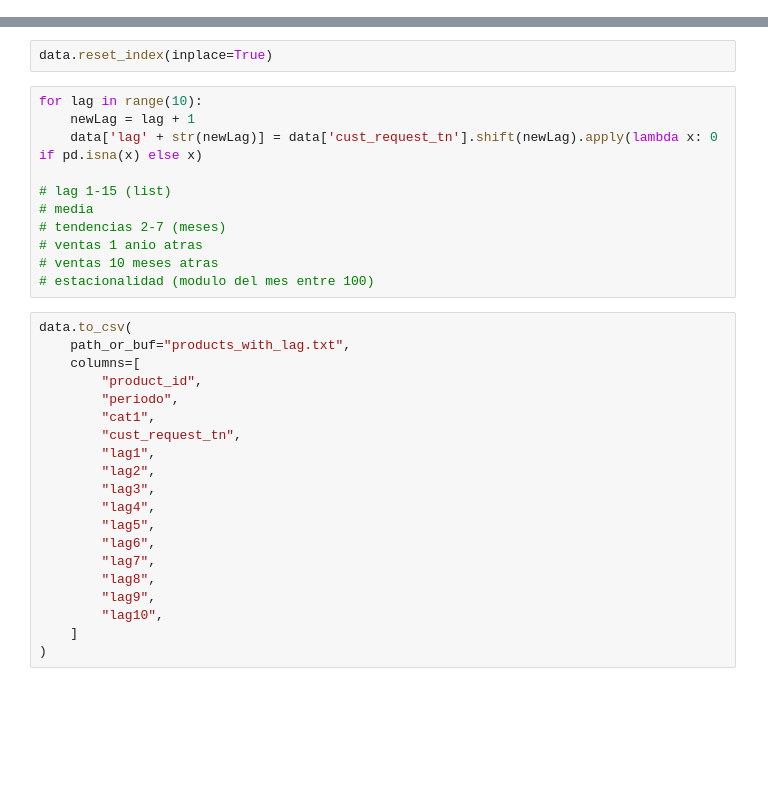
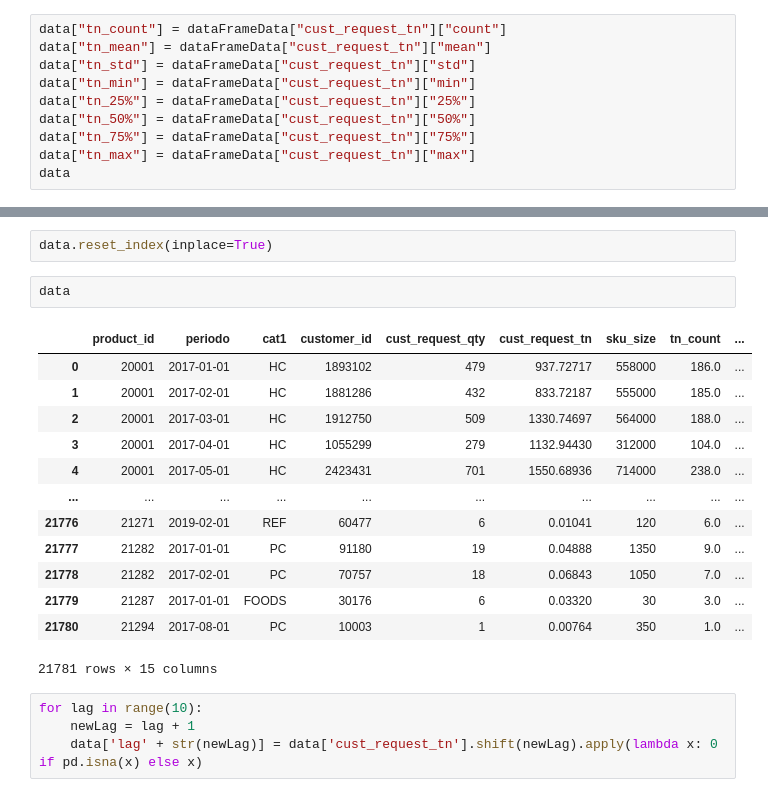
Before and after one commit to ramBlanco/mcd-laboratio3, a Jupyter notebook: src/class-2/main.ipynb, the cells around one changed output, grey strips where cells are left out. Saved outputs shown, nothing was run; the diff lists cells and outputs as text; blank space fills up the shorter version.

```diff
--- a/src/class-2/main.ipynb
+++ b/src/class-2/main.ipynb
@@ -17,0 +51,10 @@ data = data.groupby(by=['product_id', 'periodo', 'cat1'], group_keys=False).sum(
+# %%
+data["tn_count"] = dataFrameData["cust_request_tn"]["count"]
+data["tn_mean"] = dataFrameData["cust_request_tn"]["mean"]
+data["tn_std"] = dataFrameData["cust_request_tn"]["std"]
+data["tn_min"] = dataFrameData["cust_request_tn"]["min"]
+data["tn_25%"] = dataFrameData["cust_request_tn"]["25%"]
+data["tn_50%"] = dataFrameData["cust_request_tn"]["50%"]
+data["tn_75%"] = dataFrameData["cust_request_tn"]["75%"]
+data["tn_max"] = dataFrameData["cust_request_tn"]["max"]
+data
@@ -18,33 +76,22 @@ data = data.groupby(by=['product_id', 'periodo', 'cat1'], group_keys=False).sum(
 # %%
 data.reset_index(inplace=True)
+# %%
+data
+# %% [output]
+|  | product_id | periodo | cat1 | customer_id | cust_request_qty | cust_request_tn | sku_size | tn_count | ... |
+| 0 | 20001 | 2017-01-01 | HC | 1893102 | 479 | 937.72717 | 558000 | 186.0 | ... |
+| 1 | 20001 | 2017-02-01 | HC | 1881286 | 432 | 833.72187 | 555000 | 185.0 | ... |
+| 2 | 20001 | 2017-03-01 | HC | 1912750 | 509 | 1330.74697 | 564000 | 188.0 | ... |
+| 3 | 20001 | 2017-04-01 | HC | 1055299 | 279 | 1132.94430 | 312000 | 104.0 | ... |
+| 4 | 20001 | 2017-05-01 | HC | 2423431 | 701 | 1550.68936 | 714000 | 238.0 | ... |
+| ... | ... | ... | ... | ... | ... | ... | ... | ... | ... |
+| 21776 | 21271 | 2019-02-01 | REF | 60477 | 6 | 0.01041 | 120 | 6.0 | ... |
+| 21777 | 21282 | 2017-01-01 | PC | 91180 | 19 | 0.04888 | 1350 | 9.0 | ... |
+| 21778 | 21282 | 2017-02-01 | PC | 70757 | 18 | 0.06843 | 1050 | 7.0 | ... |
+| 21779 | 21287 | 2017-01-01 | FOODS | 30176 | 6 | 0.03320 | 30 | 3.0 | ... |
+| 21780 | 21294 | 2017-08-01 | PC | 10003 | 1 | 0.00764 | 350 | 1.0 | ... |
+21781 rows × 15 columns
 # %%
 for lag in range(10):
     newLag = lag + 1
     data['lag' + str(newLag)] = data['cust_request_tn'].shift(newLag).apply(lambda x: 0 if pd.isna(x) else x)
-
-# lag 1-15 (list)
-# media
-# tendencias 2-7 (meses)
-# ventas 1 anio atras
-# ventas 10 meses atras
-# estacionalidad (modulo del mes entre 100)
-# %%
-data.to_csv(
-    path_or_buf="products_with_lag.txt",
-    columns=[
-        "product_id",
-        "periodo",
-        "cat1",
-        "cust_request_tn",
-        "lag1",
-        "lag2",
-        "lag3",
-        "lag4",
-        "lag5",
-        "lag6",
-        "lag7",
-        "lag8",
-        "lag9",
-        "lag10",
-    ]
-)
```
Also changed, not shown: parts of 13 cells of this notebook, 1 other file.
